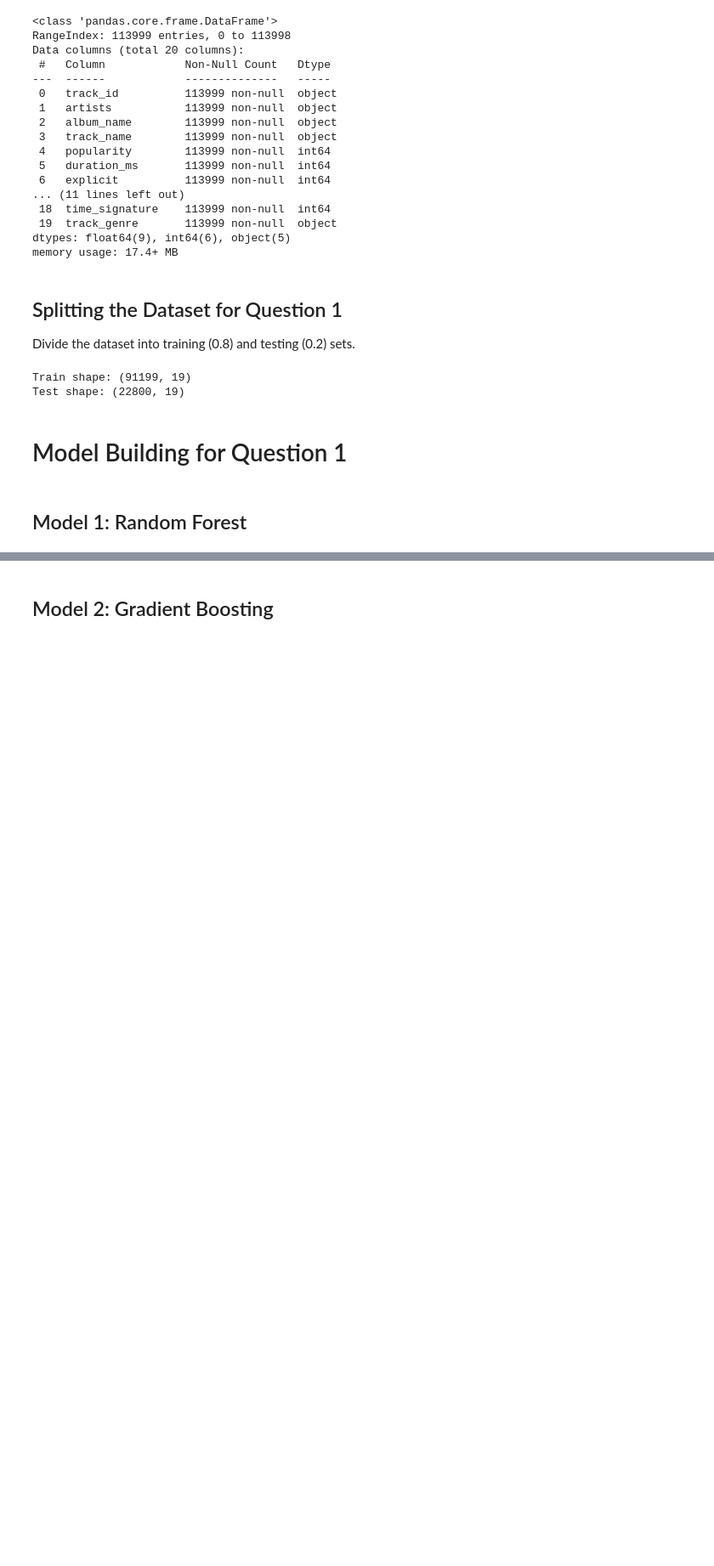
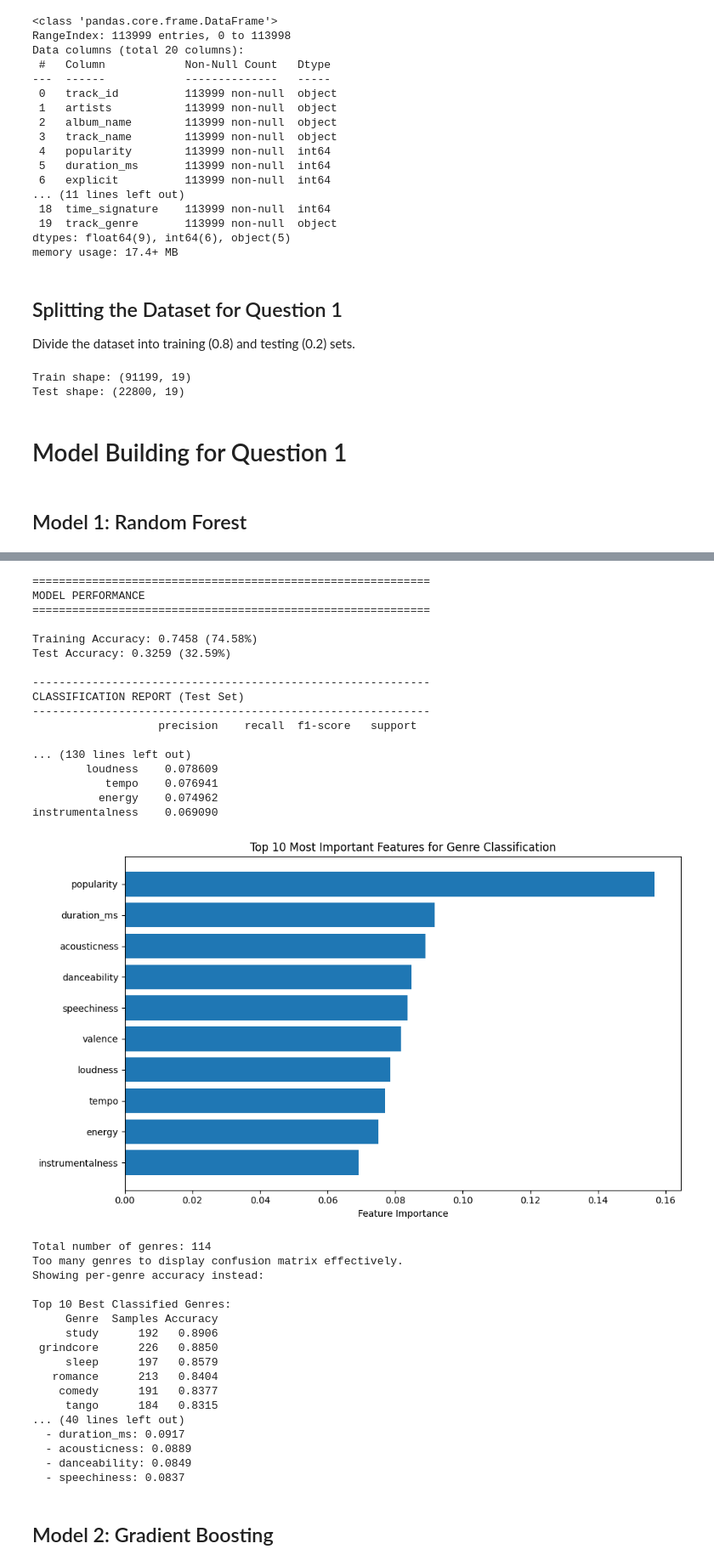
Before and after one commit to INFO-523-F25/final-project-team-2, a Jupyter notebook: finalProjectJupyterPart1.ipynb, the cells around one changed output, grey strips where cells are left out. Shown at 85% size. Saved outputs shown, nothing was run; the diff lists cells and outputs as text; code cells hidden in the pictures; blank space fills up the shorter version.

Commit message:
Fixed Random Forrest error

```diff
--- a/finalProjectJupyterPart1.ipynb
+++ b/finalProjectJupyterPart1.ipynb
@@ -270,6 +270,7 @@ Test shape: (22800, 19)
 # %%
 # ============================================================================
 # RANDOM FOREST GENRE CLASSIFICATION
+# Continue this code after your EDA code
 # ============================================================================
 
 # Import additional libraries for Random Forest
@@ -279,7 +280,36 @@ from sklearn.preprocessing import LabelEncoder
 import warnings
 warnings.filterwarnings('ignore')
 
+# ============================================================================
+# FIX: Re-create train/test split to ensure consistency
+# ============================================================================
+print("\n" + "="*60)
+print("DATA PREPARATION (RE-SPLITTING)")
+print("="*60)
 
+# Start fresh from q1_data (which should be your clean data)
+# Make sure we're working with the cleaned dataset
+print(f"Original q1_data shape: {q1_data.shape}")
+
+# Drop any remaining rows with missing values to be safe
+q1_data_clean = q1_data.dropna().reset_index(drop=True)
+print(f"After dropping NaN: {q1_data_clean.shape}")
+
+# Split features and target
+X = q1_data_clean.drop(columns=["track_genre"])
+y = q1_data_clean["track_genre"]
+
+# Create train/test split
+X_train, X_test, y_train, y_test = train_test_split(
+    X, y, test_size=0.2, random_state=42, stratify=y
+)
+
+print(f"X_train shape: {X_train.shape}")
+print(f"y_train shape: {y_train.shape}")
+print(f"X_test shape: {X_test.shape}")
+print(f"y_test shape: {y_test.shape}")
+
+# Continue from your EDA code...
 # Prepare the features - keep only numeric columns
 print("\n" + "="*60)
 print("DATA PREPARATION")
@@ -455,3 +493,38 @@ ValueError: Found input variables with inconsistent numbers of samples: [79799,
+============================================================
+MODEL PERFORMANCE
+============================================================
+
+Training Accuracy: 0.7458 (74.58%)
+Test Accuracy: 0.3259 (32.59%)
+
+------------------------------------------------------------
+CLASSIFICATION REPORT (Test Set)
+------------------------------------------------------------
+                   precision    recall  f1-score   support
+
+... (130 lines left out)
+        loudness    0.078609
+           tempo    0.076941
+          energy    0.074962
+instrumentalness    0.069090
+[figure, added]
+Total number of genres: 114
+Too many genres to display confusion matrix effectively.
+Showing per-genre accuracy instead:
+
+Top 10 Best Classified Genres:
+     Genre  Samples Accuracy
+     study      192   0.8906
+ grindcore      226   0.8850
+     sleep      197   0.8579
+   romance      213   0.8404
+    comedy      191   0.8377
+     tango      184   0.8315
+... (40 lines left out)
+  - duration_ms: 0.0917
+  - acousticness: 0.0889
+  - danceability: 0.0849
+  - speechiness: 0.0837
 # %% [markdown]
 ## Model 2: Gradient Boosting
 # %%
```
Also changed, not shown: parts of 3 cells of this notebook.
